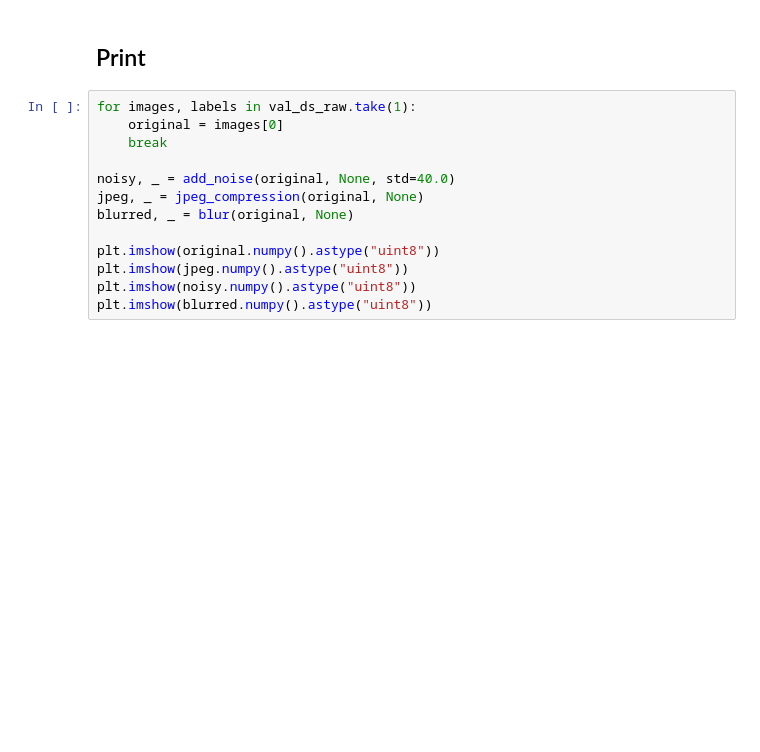
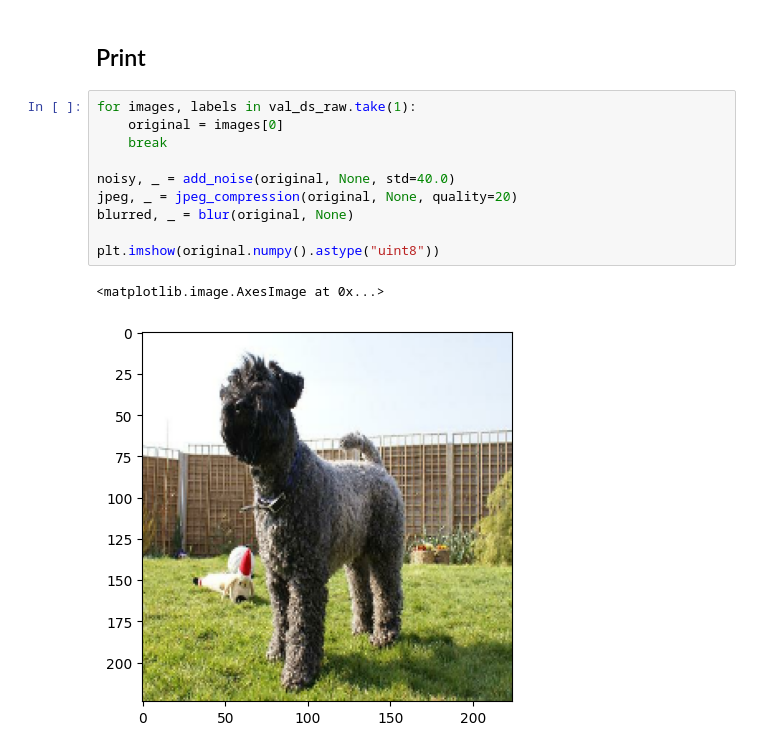
Before and after one commit to d21emijo/BDP, a Jupyter notebook: notebooks/notebook.ipynb, the cells around one changed output. Drawn from its saved outputs; the diff is of its cells as text; blank space fills up the shorter version.

```diff
--- a/notebooks/notebook.ipynb
+++ b/notebooks/notebook.ipynb
@@ -268,13 +432,13 @@ Epoch 2/2
 # %%
 for images, labels in val_ds_raw.take(1):
     original = images[0]
     break
 
 noisy, _ = add_noise(original, None, std=40.0)
-jpeg, _ = jpeg_compression(original, None)
+jpeg, _ = jpeg_compression(original, None, quality=20)
 blurred, _ = blur(original, None)
 
 plt.imshow(original.numpy().astype("uint8"))
-plt.imshow(jpeg.numpy().astype("uint8"))
-plt.imshow(noisy.numpy().astype("uint8"))
-plt.imshow(blurred.numpy().astype("uint8"))
+# %% [output]
+<matplotlib.image.AxesImage at 0x...>
+[figure, added]
```
Also changed, not shown: parts of 21 cells of this notebook.
